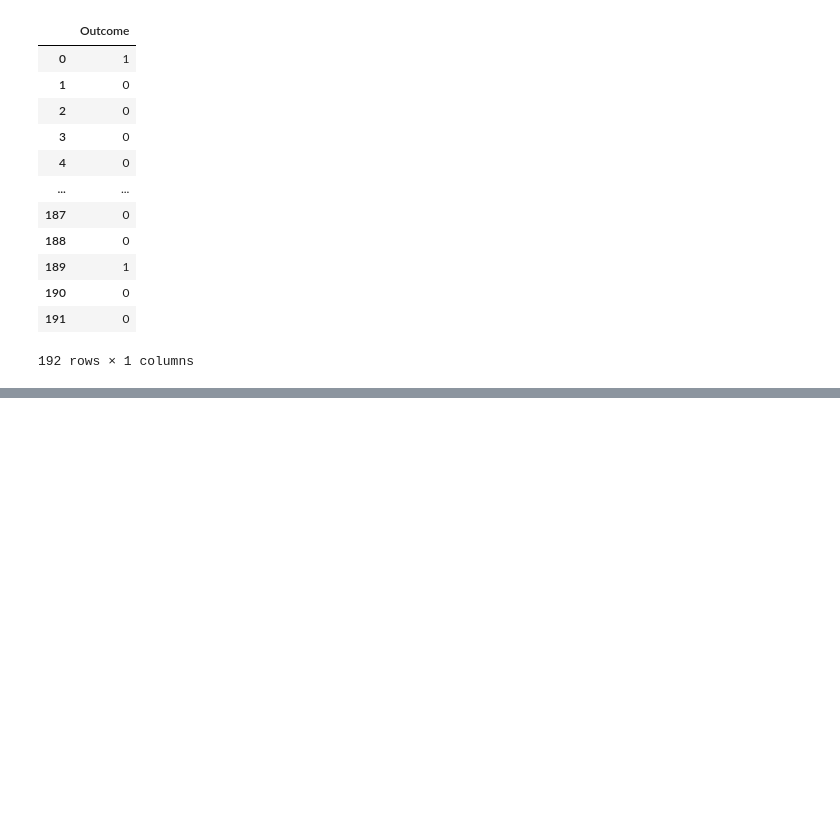
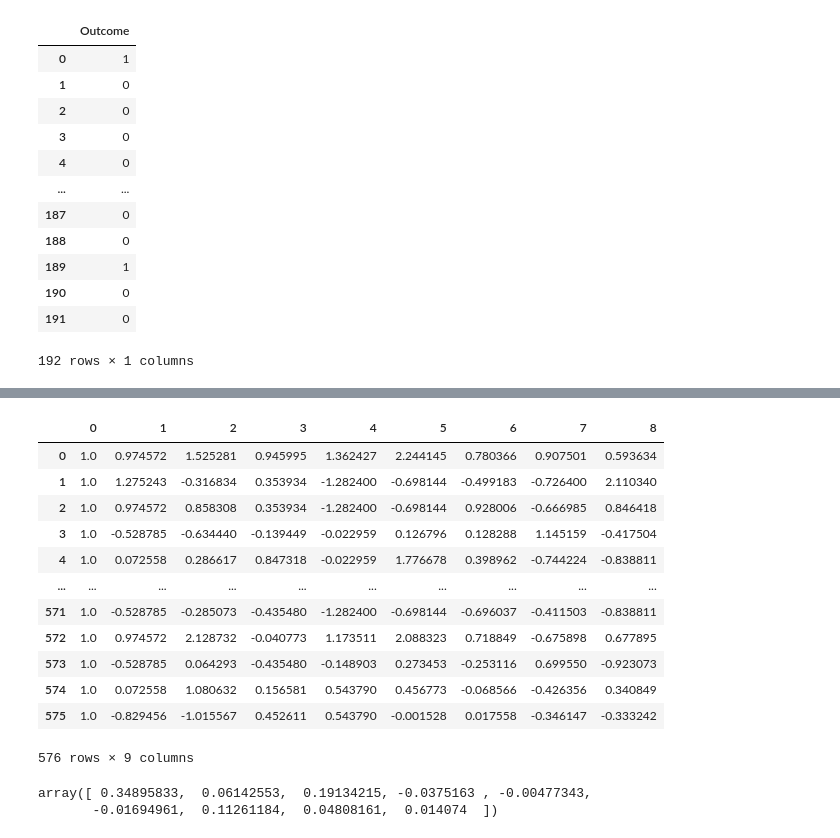
Before and after one commit to JainManjari/DataScieneLearning, a Jupyter notebook: DataScieneML/Supervised ML/K Nearest Neigbhors/Diabetes Assign/Diabetes.ipynb, the cells around one changed output, grey strips where cells are left out. Cells and saved outputs as stored; diff of their text form; code cells hidden in the pictures; blank space fills up the shorter version.

```diff
--- a/DataScieneML/Supervised ML/K Nearest Neigbhors/Diabetes Assign/Diabetes.ipynb
+++ b/DataScieneML/Supervised ML/K Nearest Neigbhors/Diabetes Assign/Diabetes.ipynb
@@ -170,0 +223,3 @@ res.to_csv("diabetes_result.csv",index=False)
+# %%
+dfx=pd.read_csv("Diabetes_XTrain.csv")
+dfx
@@ -170,0 +257,5 @@ res.to_csv("diabetes_result.csv",index=False)
+# %%
+X=dfx.values
+Y=dfy.values.reshape((-1,))
+
+Y.shape
@@ -170,0 +264,8 @@ res.to_csv("diabetes_result.csv",index=False)
+# %%
+#Normalisation
+
+mean=np.mean(X,axis=0)
+std=np.std(X,axis=0)
+
+X=(X-mean)/std
+pd.DataFrame(X)
@@ -170,0 +286,26 @@ res.to_csv("diabetes_result.csv",index=False)
+# %%
+#Preprocessing
+
+ones=np.ones((X.shape[0],1))
+X=np.hstack((ones,X))
+pd.DataFrame(X)
+# %% [output]
+|  | 0 | 1 | 2 | 3 | 4 | 5 | 6 | 7 | 8 |
+| 0 | 1.0 | 0.974572 | 1.525281 | 0.945995 | 1.362427 | 2.244145 | 0.780366 | 0.907501 | 0.593634 |
+| 1 | 1.0 | 1.275243 | -0.316834 | 0.353934 | -1.282400 | -0.698144 | -0.499183 | -0.726400 | 2.110340 |
+| 2 | 1.0 | 0.974572 | 0.858308 | 0.353934 | -1.282400 | -0.698144 | 0.928006 | -0.666985 | 0.846418 |
+| 3 | 1.0 | -0.528785 | -0.634440 | -0.139449 | -0.022959 | 0.126796 | 0.128288 | 1.145159 | -0.417504 |
+| 4 | 1.0 | 0.072558 | 0.286617 | 0.847318 | -0.022959 | 1.776678 | 0.398962 | -0.744224 | -0.838811 |
+| ... | ... | ... | ... | ... | ... | ... | ... | ... | ... |
+| 571 | 1.0 | -0.528785 | -0.285073 | -0.435480 | -1.282400 | -0.698144 | -0.696037 | -0.411503 | -0.838811 |
+| 572 | 1.0 | 0.974572 | 2.128732 | -0.040773 | 1.173511 | 2.088323 | 0.718849 | -0.675898 | 0.677895 |
+| 573 | 1.0 | -0.528785 | 0.064293 | -0.435480 | -0.148903 | 0.273453 | -0.253116 | 0.699550 | -0.923073 |
+| 574 | 1.0 | 0.072558 | 1.080632 | 0.156581 | 0.543790 | 0.456773 | -0.068566 | -0.426356 | 0.340849 |
+| 575 | 1.0 | -0.829456 | -1.015567 | 0.452611 | 0.543790 | -0.001528 | 0.017558 | -0.346147 | -0.333242 |
+576 rows × 9 columns
+# %%
+theta,error_list=gradient_descent(X,Y)
+theta
+# %% [output]
+array([ 0.34895833,  0.06142553,  0.19134215, -0.0375163 , -0.00477343,
+       -0.01694961,  0.11261184,  0.04808161,  0.014074  ])
```
Also changed, not shown: parts of 14 cells of this notebook, 11 other files.
